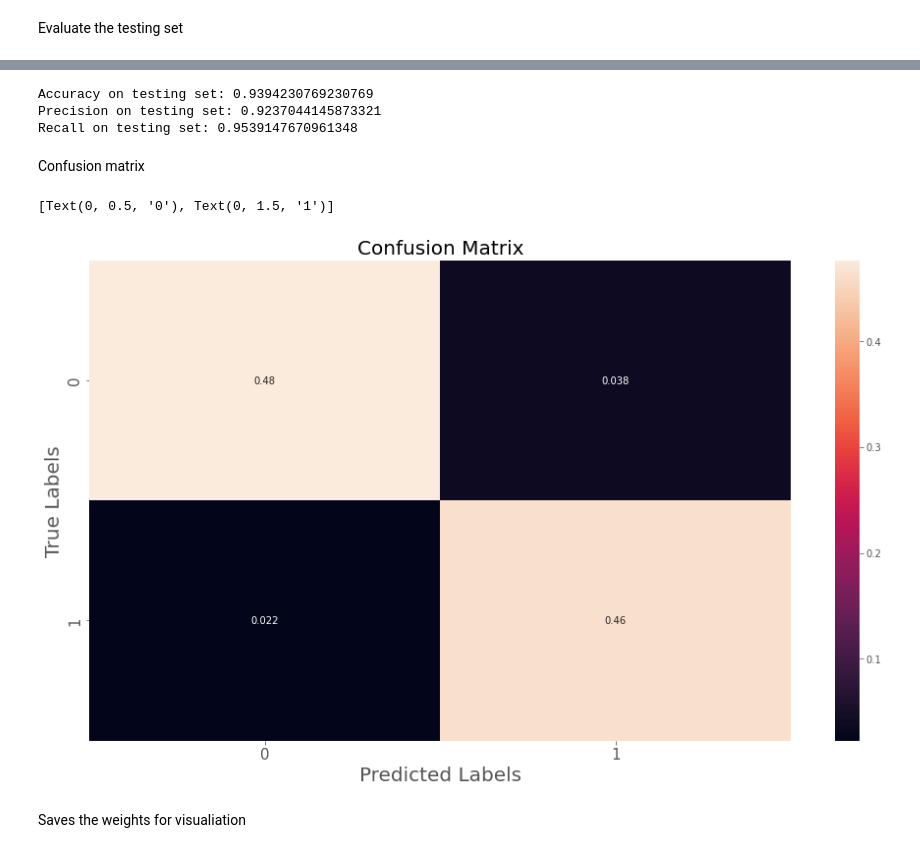
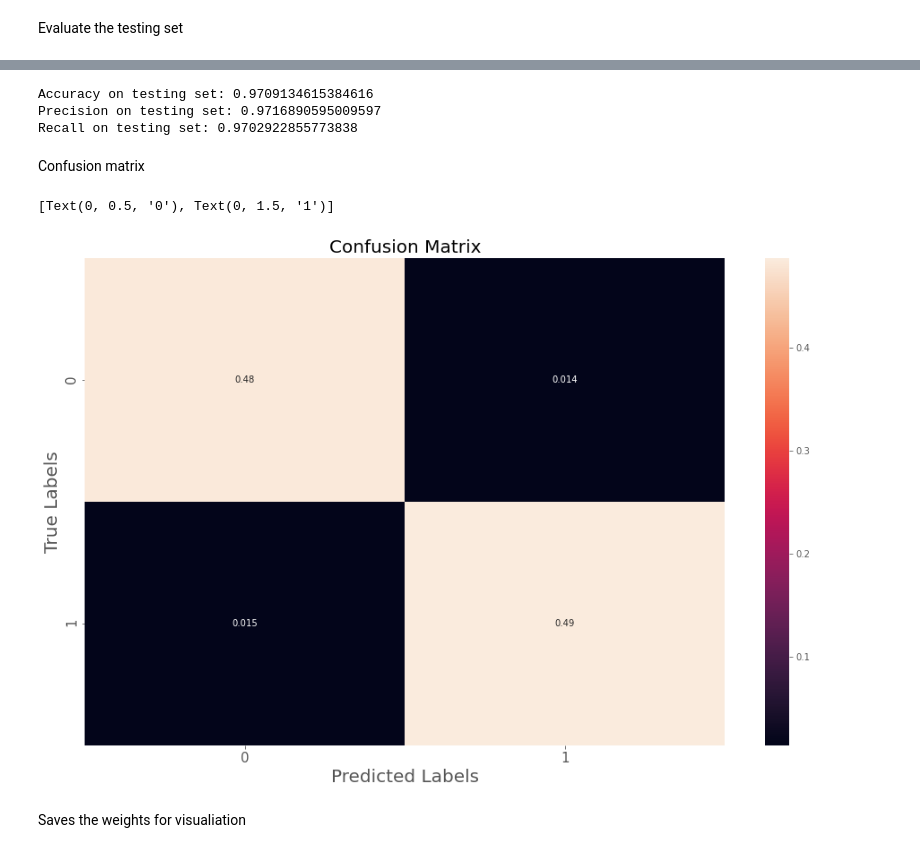
Before and after one commit to Sairamkumaremani/Fake-news-detection, a Jupyter notebook: dl_rnn.ipynb, the cells around one changed output, grey strips where cells are left out. Saved outputs shown, nothing was run; the diff lists cells and outputs as text; code cells hidden in the pictures.

```diff
--- a/dl_rnn.ipynb
+++ b/dl_rnn.ipynb
@@ -85,20 +73,22 @@ X_train = tokenizer.texts_to_sequences(X_train)
 X_test = tokenizer.texts_to_sequences(X_test)
 # %% [markdown]
 Apply padding so we have the same length for each article
+# %%
+sent_length= 256
 # %%
-X_train = tf.keras.preprocessing.sequence.pad_sequences(X_train, padding='post', maxlen=256)
-X_test = tf.keras.preprocessing.sequence.pad_sequences(X_test, padding='post', maxlen=256)
+X_train = tf.keras.preprocessing.sequence.pad_sequences(X_train, padding='post', maxlen=sent_length)
+X_test = tf.keras.preprocessing.sequence.pad_sequences(X_test, padding='post', maxlen=sent_length)
 # %% [markdown]
 Building the RNN.
 # %%
 model = tf.keras.Sequential([
-    tf.keras.layers.Embedding(max_vocab, 32),
-    tf.keras.layers.Bidirectional(tf.keras.layers.LSTM(64,  return_sequences=True)),
-    tf.keras.layers.Bidirectional(tf.keras.layers.LSTM(16)),
+    tf.keras.layers.Embedding(max_vocab, 32,input_length=sent_length),
+    tf.keras.layers.SimpleRNN(64, return_sequences=True),
+    tf.keras.layers.Dropout(0.3),
+    tf.keras.layers.SimpleRNN(16),
     tf.keras.layers.Dense(64, activation='relu'),
     tf.keras.layers.Dropout(0.5),
-    tf.keras.layers.Dense(1)
+    tf.keras.layers.Dense(1, activation='sigmoid')
 ])
-
 model.summary()
 # %% [output]
@@ -127,6 +117,6 @@ model.compile(loss=tf.keras.losses.BinaryCrossentropy(from_logits=True),
               optimizer=tf.keras.optimizers.Adam(1e-4),
               metrics=['accuracy'])
 
-history = model.fit(X_train, y_train, epochs=10,validation_split=0.1, batch_size=30, shuffle=True, callbacks=[early_stop])
+history = model.fit(X_train, Y_train, epochs=10,validation_split=0.1, batch_size=30, shuffle=True, callbacks=[early_stop])
 # %% [output]
 Epoch 1/10
@@ -193,28 +191,28 @@ for i in pred:
 # %%
-print('Accuracy on testing set:', accuracy_score(binary_predictions, y_test))
-print('Precision on testing set:', precision_score(binary_predictions, y_test))
-print('Recall on testing set:', recall_score(binary_predictions, y_test))
+print('Accuracy on testing set:', accuracy_score(binary_predictions, Y_test))
+print('Precision on testing set:', precision_score(binary_predictions, Y_test))
+print('Recall on testing set:', recall_score(binary_predictions, Y_test))
 # %% [output]
-Accuracy on testing set: 0.9394230769230769
-Precision on testing set: 0.9237044145873321
-Recall on testing set: 0.9539147670961348
+Accuracy on testing set: 0.9709134615384616
+Precision on testing set: 0.9716890595009597
+Recall on testing set: 0.9702922855773838
 # %% [markdown]
 Confusion matrix
 # %%
-matrix = confusion_matrix(binary_predictions, y_test, normalize='all')
-plt.figure(figsize=(16, 9))
+matrix = confusion_matrix(binary_predictions, Y_test, normalize='all')
+plt.figure(figsize=(16, 10))
 ax= plt.subplot()
 sns.heatmap(matrix, annot=True, ax = ax)
 
 # labels, title and ticks
 ax.set_xlabel('Predicted Labels', size=20)
 ax.set_ylabel('True Labels', size=20)
 ax.set_title('Confusion Matrix', size=20)
 ax.xaxis.set_ticklabels([0,1], size=15)
 ax.yaxis.set_ticklabels([0,1], size=15)
 # %% [output]
 [Text(0, 0.5, '0'), Text(0, 1.5, '1')]
-[figure, old version]
+[figure, new version]
 # %% [markdown]
 Saves the weights for visualiation
 # %%
```
Also changed, not shown: parts of 24 cells of this notebook, 2 other files.
